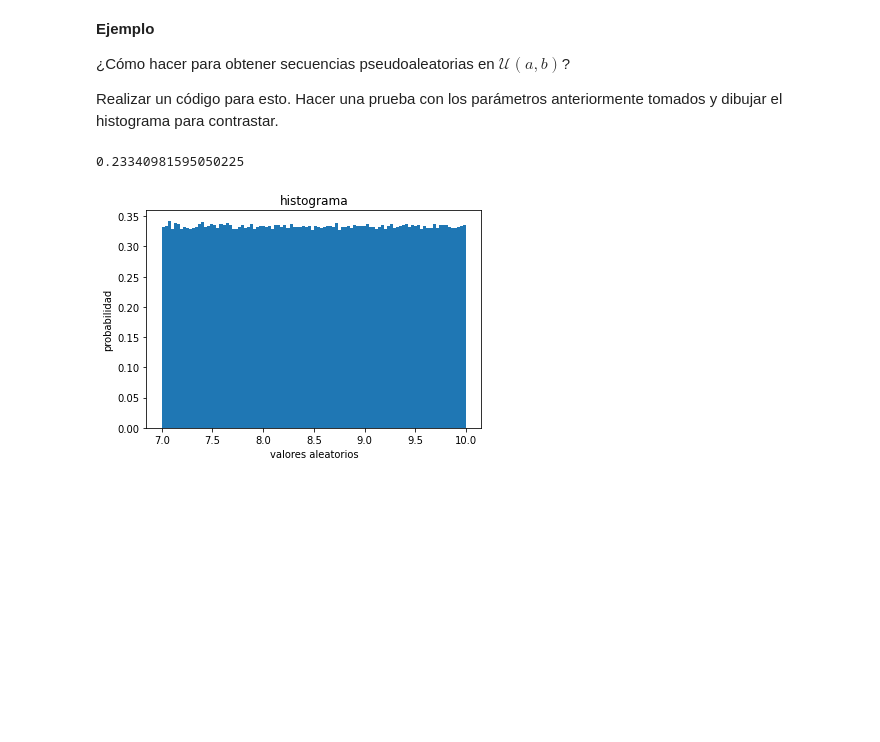
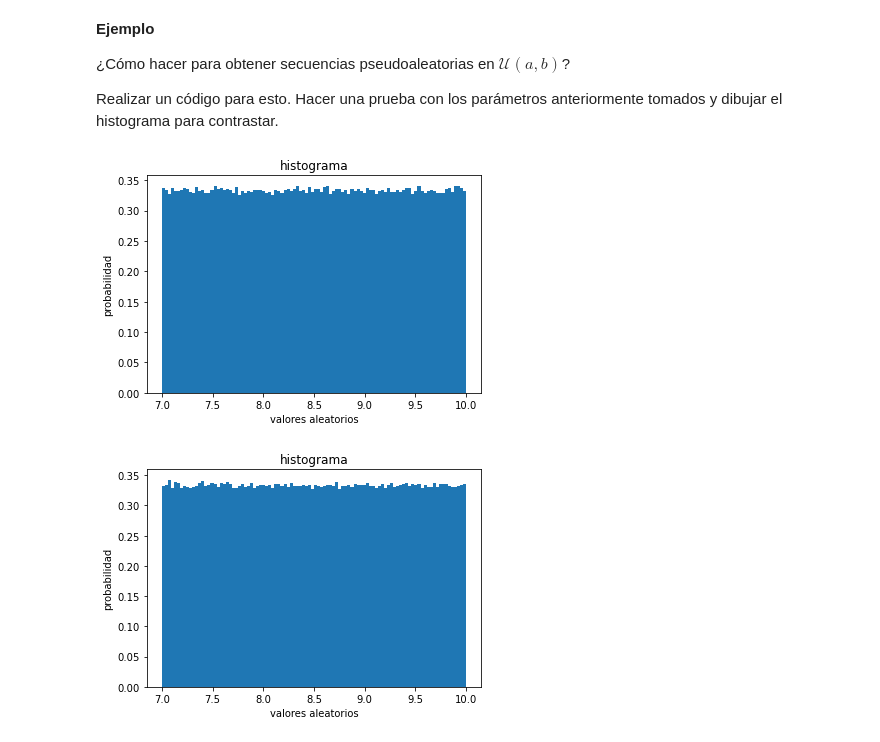
Before and after one commit to danielch4/SPF-2021-I, a Jupyter notebook: TEMA-1/Clase6_NumerosPseudoaleatorios.ipynb, the cells around one changed output. Drawn from its saved outputs; the diff is of its cells as text; code cells hidden in the pictures; blank space fills up the shorter version.

```diff
--- a/TEMA-1/Clase6_NumerosPseudoaleatorios.ipynb
+++ b/TEMA-1/Clase6_NumerosPseudoaleatorios.ipynb
@@ -304,11 +329,17 @@ plt.show()
 ¿Cómo hacer para obtener secuencias pseudoaleatorias en $\mathcal{U}(a,b)$?
 
 Realizar un código para esto. Hacer una prueba con los parámetros anteriormente tomados y dibujar el histograma para contrastar.
-# %%
-np.random.seed(10203)
-np.random.rand()
-# %% [output]
-0.23340981595050225
+# %%
+np.random.seed(10203)
+
+x2 = np.random.uniform(7, 10, 10**6)
+plt.hist(x2,100,density=True)
+plt.xlabel('valores aleatorios')
+plt.ylabel('probabilidad')
+plt.title('histograma')
+plt.show()
+# %% [output]
+[figure, added]
 # %%
 #### Resolver acá
 a, b = 7, 10
```
Also changed, not shown: parts of 17 cells of this notebook, 2 other files.
